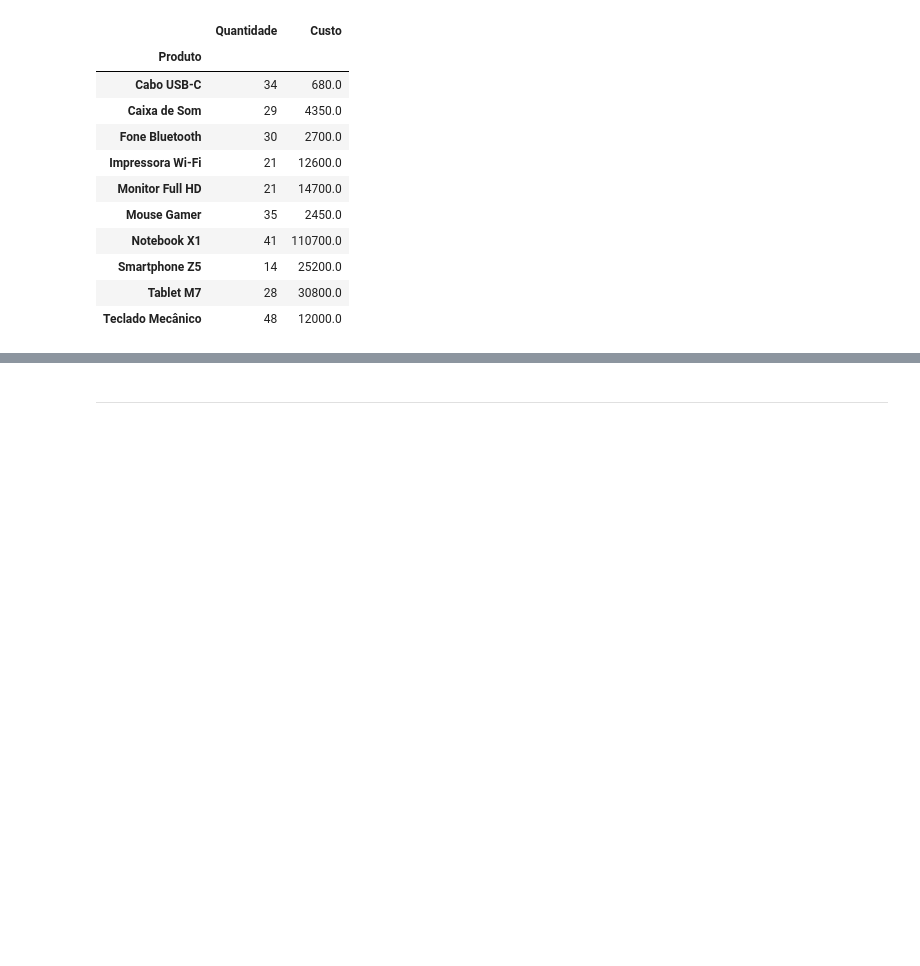
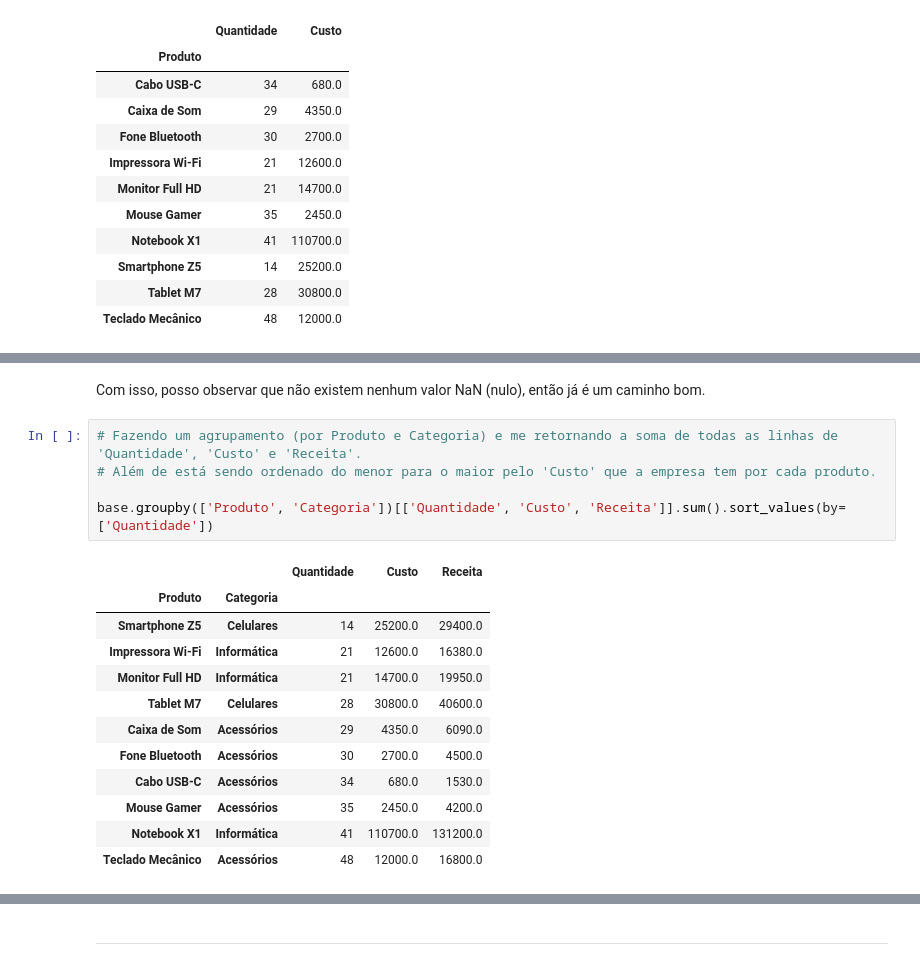
Before and after one commit to joao-victor-73/python.estudos, a Jupyter notebook: Estudos/Analise de Dados/Projeto - Analise de desempenho de loja/analise_desempenho.ipynb, the cells around one changed output, grey strips where cells are left out. Saved outputs shown, nothing was run; the diff lists cells and outputs as text; blank space fills up the shorter version.

```diff
--- a/Estudos/Analise de Dados/Projeto - Analise de desempenho de loja/analise_desempenho.ipynb
+++ b/Estudos/Analise de Dados/Projeto - Analise de desempenho de loja/analise_desempenho.ipynb
@@ -82,0 +97,20 @@ base.sort_values(by="Quantidade", ascending=False).head()
+# %% [markdown]
+Com isso, posso observar que não existem nenhum valor NaN (nulo), então já é um caminho bom.
+# %%
+# Fazendo um agrupamento (por Produto e Categoria) e me retornando a soma de todas as linhas de 'Quantidade', 'Custo' e 'Receita'.
+# Além de está sendo ordenado do menor para o maior pelo 'Custo' que a empresa tem por cada produto.
+
+base.groupby(['Produto', 'Categoria'])[['Quantidade', 'Custo', 'Receita']].sum().sort_values(by=['Quantidade'])
+# %% [output]
+|  |  | Quantidade | Custo | Receita |
+| Produto | Categoria |  |  |  |
+| Smartphone Z5 | Celulares | 14 | 25200.0 | 29400.0 |
+| Impressora Wi-Fi | Informática | 21 | 12600.0 | 16380.0 |
+| Monitor Full HD | Informática | 21 | 14700.0 | 19950.0 |
+| Tablet M7 | Celulares | 28 | 30800.0 | 40600.0 |
+| Caixa de Som | Acessórios | 29 | 4350.0 | 6090.0 |
+| Fone Bluetooth | Acessórios | 30 | 2700.0 | 4500.0 |
+| Cabo USB-C | Acessórios | 34 | 680.0 | 1530.0 |
+| Mouse Gamer | Acessórios | 35 | 2450.0 | 4200.0 |
+| Notebook X1 | Informática | 41 | 110700.0 | 131200.0 |
+| Teclado Mecânico | Acessórios | 48 | 12000.0 | 16800.0 |
```
Also changed, not shown: parts of 30 cells of this notebook, 2 other files.
